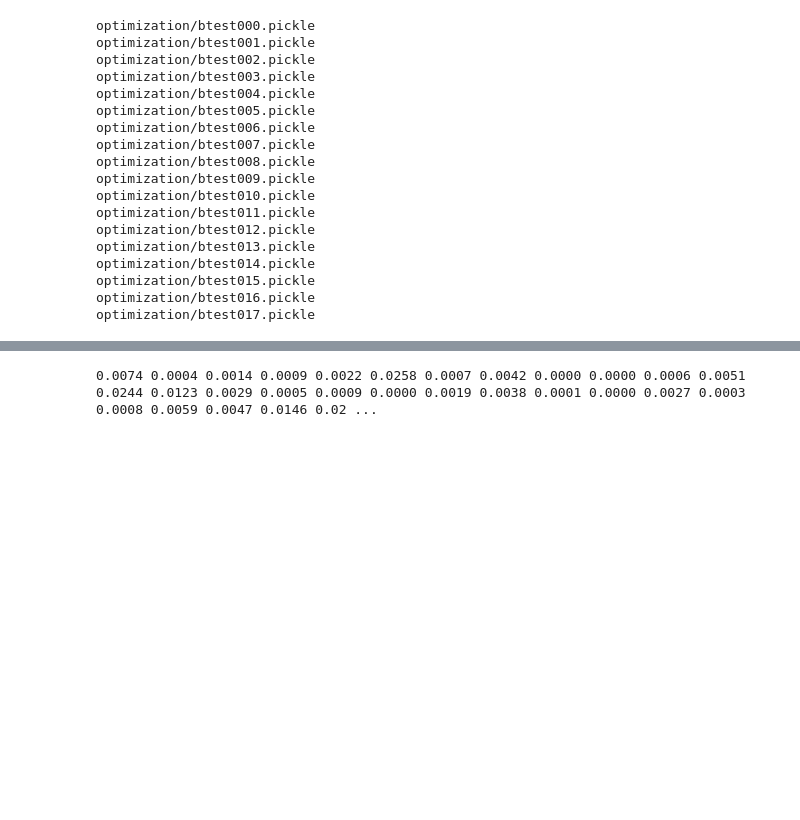
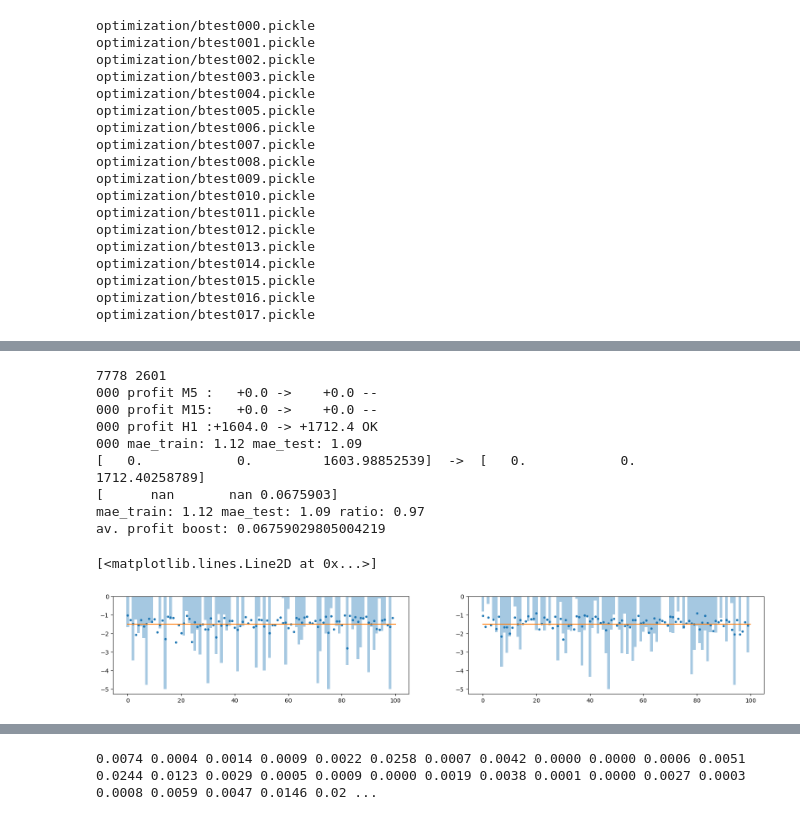
Before and after one commit to binrey/MLTR, a Jupyter notebook: train.ipynb, the cells around one changed output, grey strips where cells are left out. Drawn from its saved outputs; the diff is of its cells as text; code cells hidden in the pictures; blank space fills up the shorter version.

```diff
--- a/train.ipynb
+++ b/train.ipynb
@@ -241,0 +252,58 @@ av. profit boost: 0.22074449714738797
+# %%
+nitrers = 1
+id2tf = {v:k for k, v in tfdict.items()}
+
+pprofits, gprofits, metrics = np.zeros((3, nitrers)), np.zeros((3, nitrers)), np.zeros((2, nitrers))
+for i in range(nitrers):
+    # X_train, X_test, y_train, y_test, profs_test, tf_test = get_data()
+
+    print(X_train.shape[0], X_test.shape[0])
+
+    threshold = -1.5
+    if len(X_train):
+        # p_train = model.predict(X_train)
+        p_train = model(torch.tensor(X_train).float().to("mps")).detach().cpu().numpy().squeeze()
+        # threshold = np.percentile(p_train, 10)
+        metrics[0, i] = mean_absolute_error(p_train, y_train)
+    # p_test = model.predict(X_test)
+    p_test = model(torch.tensor(X_test).float().to("mps")).detach().cpu().numpy().squeeze()
+    metrics[1, i] = mean_absolute_error(p_test, y_test)
+
+    for j in range(3):
+        ids = tf_test == j
+        pprofits[j, i] = (profs_test[ids]*(p_test[ids]>threshold)).sum()
+        gprofits[j, i] = profs_test[ids].sum()
+        print(f"{i:03} profit {id2tf[j]:3}:{gprofits[j, i]:+7.1f} -> {pprofits[j, i]:+7.1f} {'OK' if pprofits[j, i] > gprofits[j, i] else '--'}")
+    print(f"{i:03} mae_train: {metrics[0, i]:4.2f} mae_test: {metrics[1, i]:4.2f}")
+
+pprofs_mean = pprofits.mean(1)
+gprofs_mean = gprofits.mean(1)
+f1_mean = metrics.mean(1)
+
+print(gprofs_mean, " -> ", pprofs_mean)
+print((pprofs_mean - gprofs_mean)/abs(gprofs_mean))
+print(f"mae_train: {f1_mean[0]:4.2f} mae_test: {f1_mean[1]:4.2f} ratio: {f1_mean[1]/f1_mean[0]:4.2f}")
+print(f"av. profit boost: {(pprofs_mean[pprofs_mean!=0].mean() - gprofs_mean[gprofs_mean!=0].mean())/abs(gprofs_mean[gprofs_mean!=0].mean())}")
+
+plt.figure(figsize=(20, 3))
+plt.subplot(1, 2, 1)
+plt.plot(p_train[:100], ".")
+plt.bar(np.arange(100), y_train[:100], width=[1]*100, alpha=0.4)
+plt.plot([0, 100], [threshold, threshold])
+plt.subplot(1, 2, 2)
+plt.plot(p_test[:100], ".")
+plt.bar(np.arange(100), y_test[:100], width=[1]*100, alpha=0.4)
+# plt.bar(np.arange(100), profs_test[:100], width=[1]*100, alpha=0.2)
+plt.plot([0, 100], [threshold, threshold])
+# %% [output]
+7778 2601
+000 profit M5 :   +0.0 ->    +0.0 --
+000 profit M15:   +0.0 ->    +0.0 --
+000 profit H1 :+1604.0 -> +1712.4 OK
+000 mae_train: 1.12 mae_test: 1.09
+[   0.            0.         1603.98852539]  ->  [   0.            0.         1712.40258789]
+[      nan       nan 0.0675903]
+mae_train: 1.12 mae_test: 1.09 ratio: 0.97
+av. profit boost: 0.06759029805004219
+[<matplotlib.lines.Line2D at 0x...>]
+[figure, added]
```
Also changed, not shown: parts of 15 cells of this notebook.
